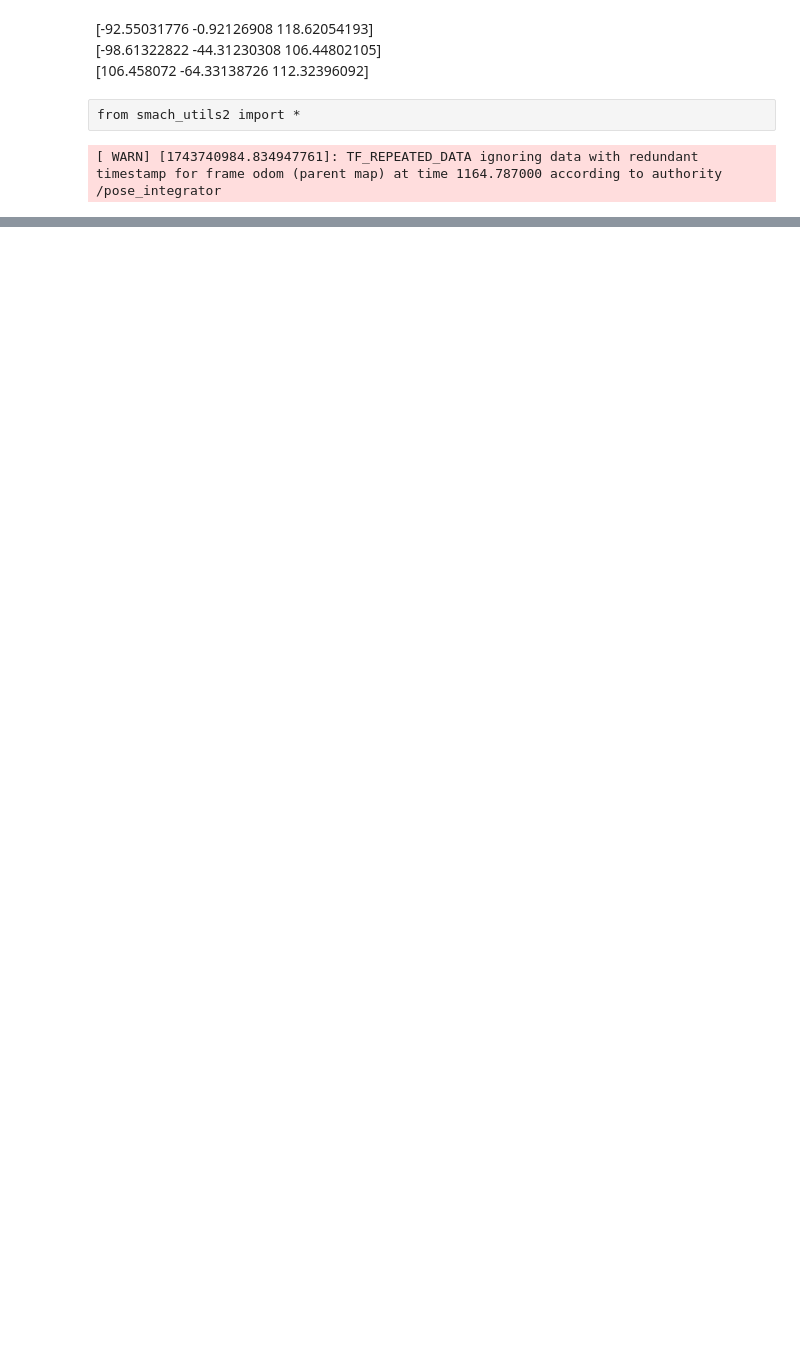
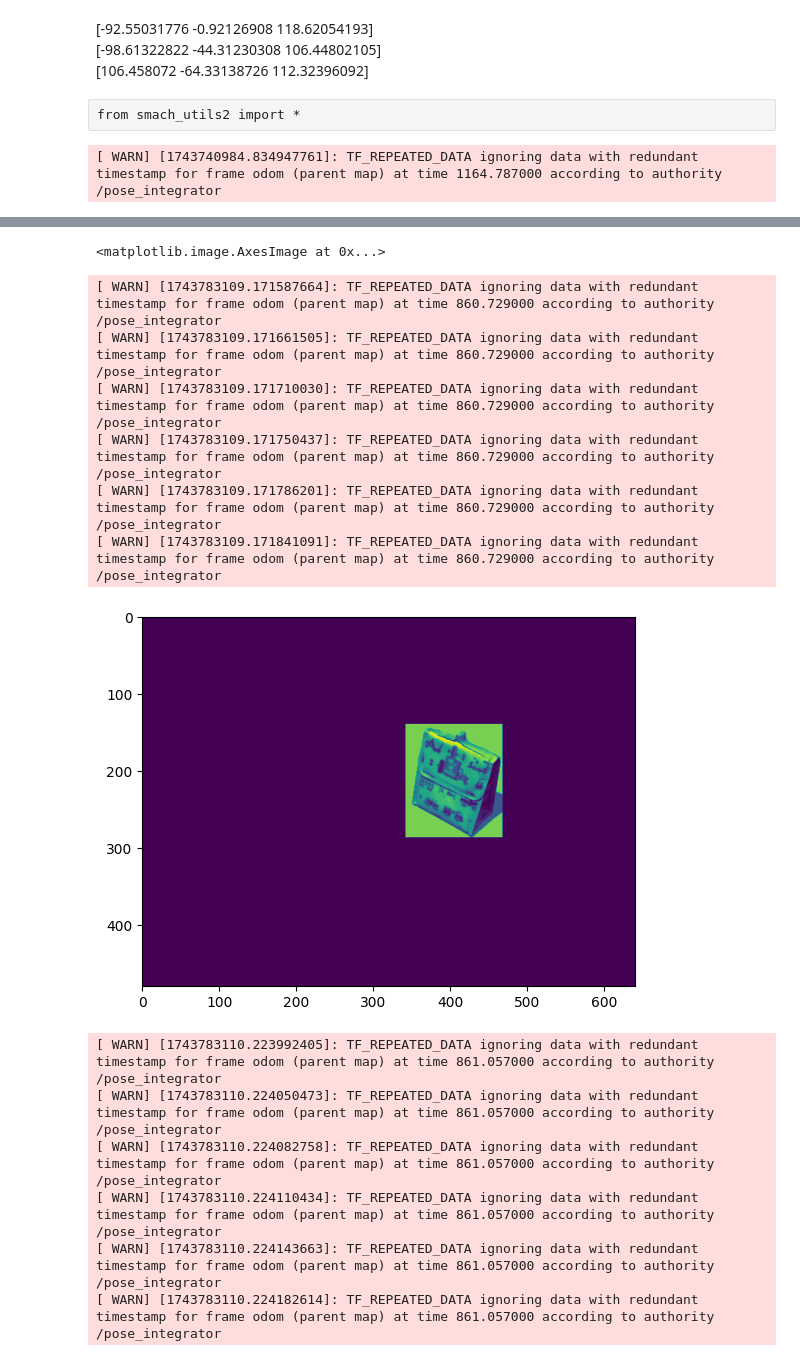
Before and after one commit to takeshi-pumas/catkin_extras, a Jupyter notebook: src/task/scripts/Pandas Data Frame Tutorial_PCA-Copy1.ipynb, the cells around one changed output, grey strips where cells are left out. Drawn from its saved outputs; the diff is of its cells as text; code cells hidden in the pictures; blank space fills up the shorter version.

```diff
--- a/src/task/scripts/Pandas Data Frame Tutorial_PCA-Copy1.ipynb
+++ b/src/task/scripts/Pandas Data Frame Tutorial_PCA-Copy1.ipynb
@@ -784,0 +1030,17 @@ plt.imshow(mask)
+# %%
+plt.imshow(mask*rgb_image[:,:,0])
+# %% [output]
+<matplotlib.image.AxesImage at 0x...>
+[ WARN] [1743783109.171587664]: TF_REPEATED_DATA ignoring data with redundant timestamp for frame odom (parent map) at time 860.729000 according to authority /pose_integrator
+[ WARN] [1743783109.171661505]: TF_REPEATED_DATA ignoring data with redundant timestamp for frame odom (parent map) at time 860.729000 according to authority /pose_integrator
+[ WARN] [1743783109.171710030]: TF_REPEATED_DATA ignoring data with redundant timestamp for frame odom (parent map) at time 860.729000 according to authority /pose_integrator
+[ WARN] [1743783109.171750437]: TF_REPEATED_DATA ignoring data with redundant timestamp for frame odom (parent map) at time 860.729000 according to authority /pose_integrator
+[ WARN] [1743783109.171786201]: TF_REPEATED_DATA ignoring data with redundant timestamp for frame odom (parent map) at time 860.729000 according to authority /pose_integrator
+[ WARN] [1743783109.171841091]: TF_REPEATED_DATA ignoring data with redundant timestamp for frame odom (parent map) at time 860.729000 according to authority /pose_integrator
+[figure, added]
+[ WARN] [1743783110.223992405]: TF_REPEATED_DATA ignoring data with redundant timestamp for frame odom (parent map) at time 861.057000 according to authority /pose_integrator
+[ WARN] [1743783110.224050473]: TF_REPEATED_DATA ignoring data with redundant timestamp for frame odom (parent map) at time 861.057000 according to authority /pose_integrator
+[ WARN] [1743783110.224082758]: TF_REPEATED_DATA ignoring data with redundant timestamp for frame odom (parent map) at time 861.057000 according to authority /pose_integrator
+[ WARN] [1743783110.224110434]: TF_REPEATED_DATA ignoring data with redundant timestamp for frame odom (parent map) at time 861.057000 according to authority /pose_integrator
+[ WARN] [1743783110.224143663]: TF_REPEATED_DATA ignoring data with redundant timestamp for frame odom (parent map) at time 861.057000 according to authority /pose_integrator
+[ WARN] [1743783110.224182614]: TF_REPEATED_DATA ignoring data with redundant timestamp for frame odom (parent map) at time 861.057000 according to authority /pose_integrator
```
Also changed, not shown: parts of 27 cells of this notebook, 1 other file.
